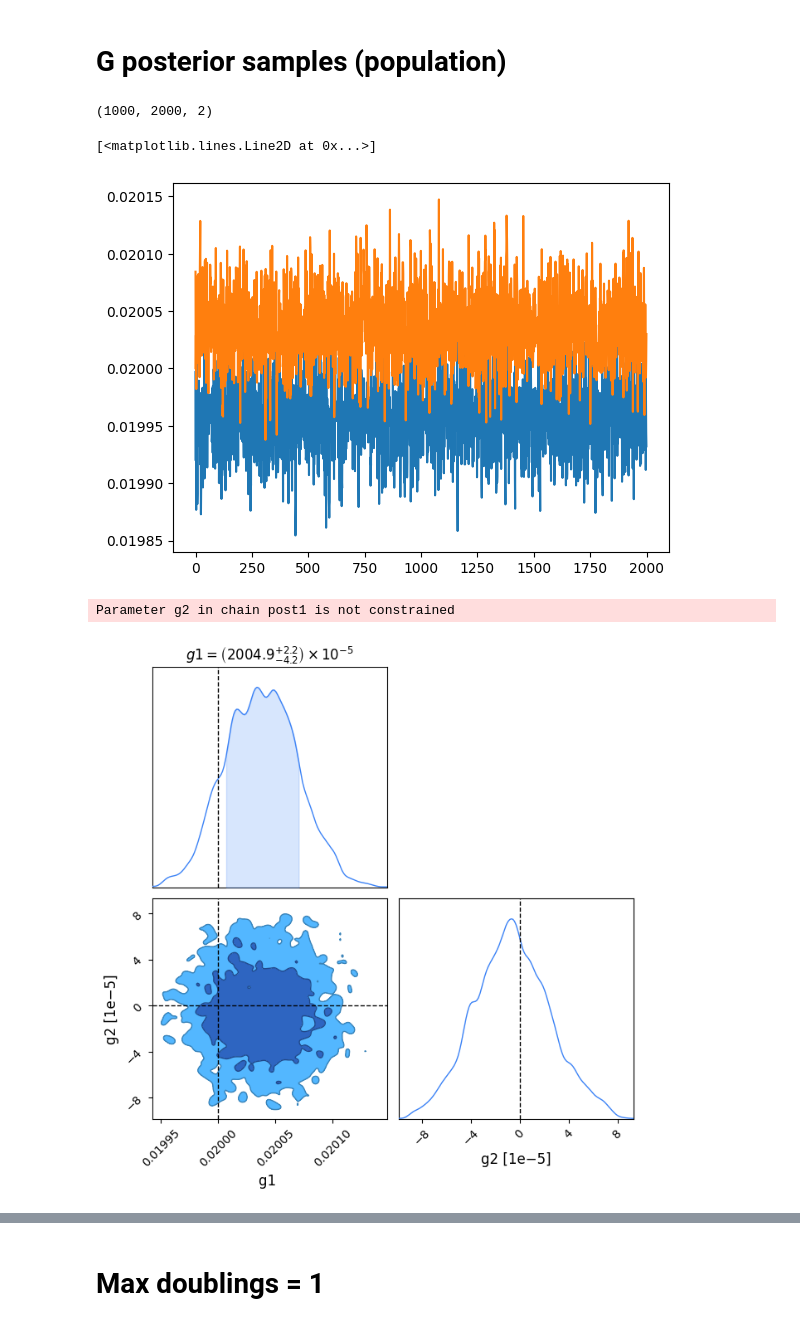
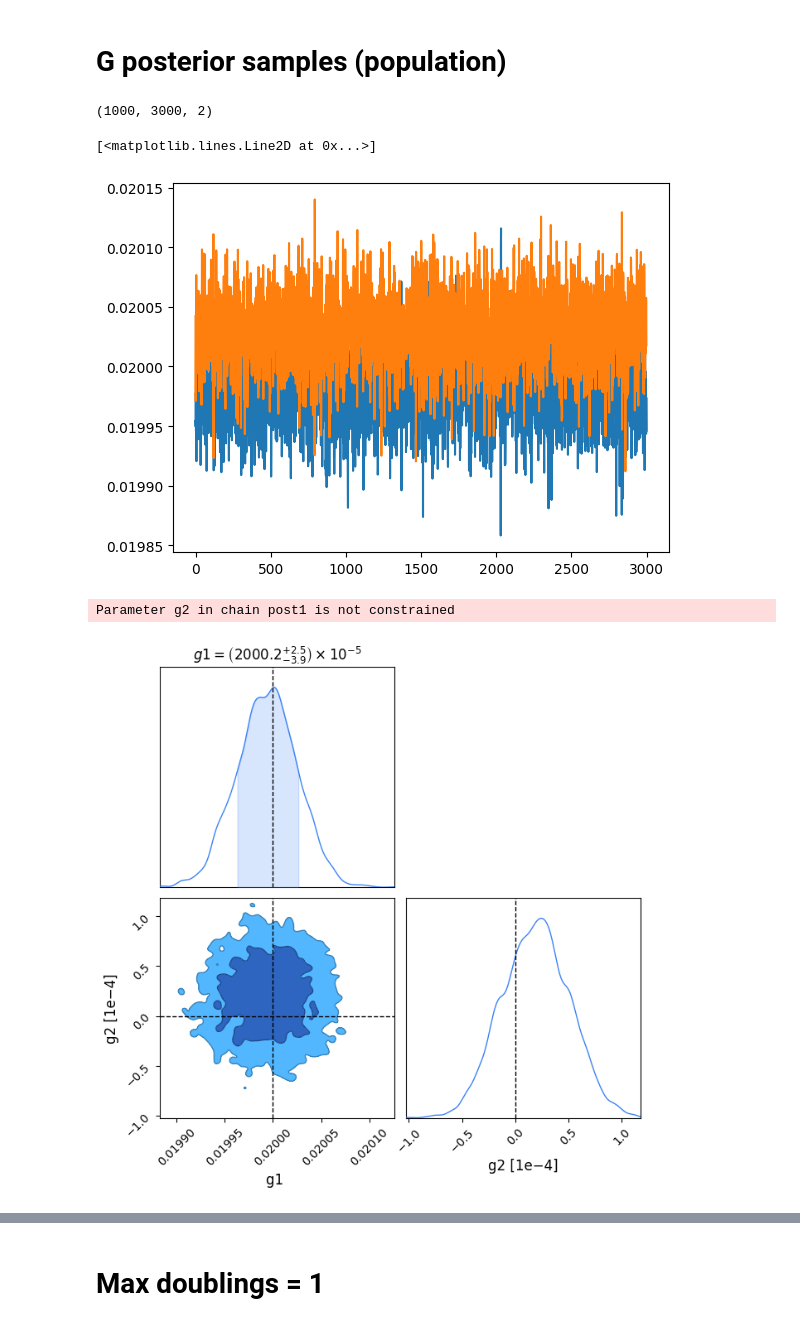
Before and after one commit to LSSTDESC/BPD, a Jupyter notebook: notebooks/summary-results1.ipynb, the cells around one changed output, grey strips where cells are left out. Saved outputs shown, nothing was run; the diff lists cells and outputs as text; code cells hidden in the pictures.

```diff
--- a/notebooks/summary-results1.ipynb
+++ b/notebooks/summary-results1.ipynb
@@ -368,7 +368,7 @@ from bpd.diagnostics import get_contour_plot
 # %%
 # g_samples = jnp.load("/pscratch/sd/i/imendoza/data/cache_chains/g_samples_exp15.npy")
 # %%
-pdir = Path("/pscratch/sd/i/imendoza/data/cache_chains/gpu1_vec/")
+pdir = Path("/pscratch/sd/i/imendoza/data/cache_chains/gpu2_vec/")
 all_g_samples = []
 for fpath in pdir.iterdir():
     if 'g_samples' in fpath.name:
@@ -378,19 +378,19 @@ g_samples = jnp.concatenate(all_g_samples, axis=0)
 # %%
 g_samples.shape
 # %% [output]
-(1000, 2000, 2)
+(1000, 3000, 2)
 # %%
 plt.plot(g_samples[0, :, 0])
-plt.plot(g_samples[2, :, 0])
+plt.plot(g_samples[10, :, 0])
 # %% [output]
 [<matplotlib.lines.Line2D at 0x...>]
-[figure, old version]
+[figure, new version]
 # %%
 g_dict = {'g1':g_samples[2, :,0], 'g2':g_samples[2, :, 1]}
 _ = get_contour_plot([g_dict], ['post1'], {'g1':0.02, 'g2':0.0})
 # %% [output]
 Parameter g2 in chain post1 is not constrained
-[figure, old version]
+[figure, new version]
 # %%
 # histogram of means
 g1_means = g_samples[:, :, 0].mean(axis=1)
```
Also changed, not shown: parts of 8 cells of this notebook.
